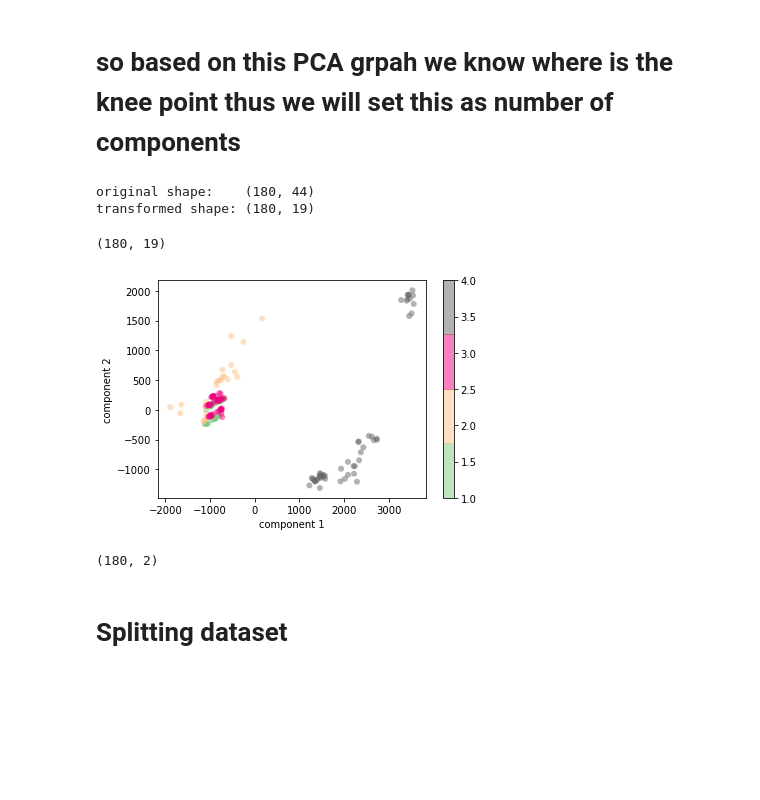
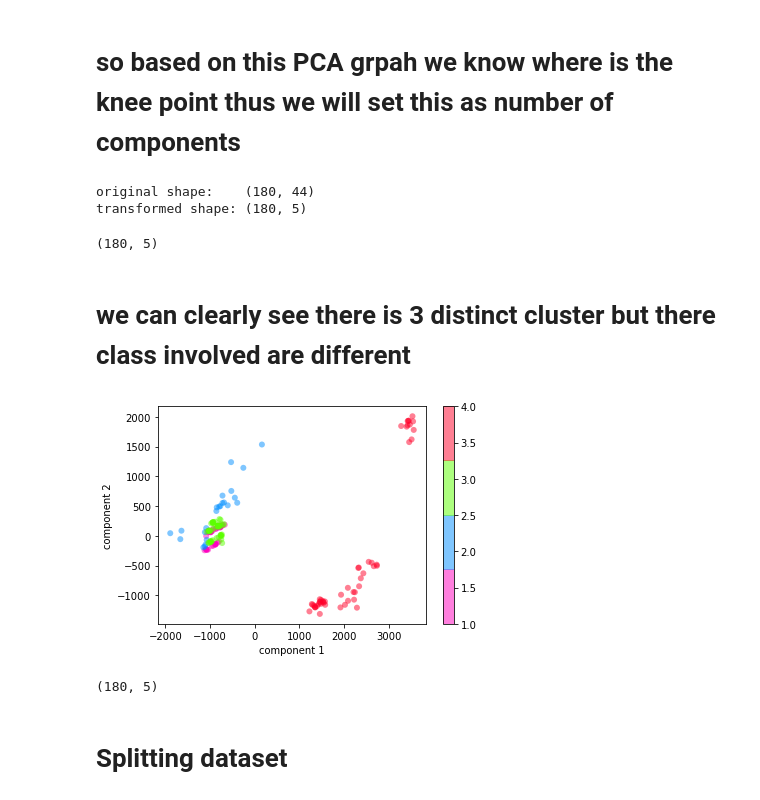
Before and after one commit to goldslime123/csc3005-DA, a Jupyter notebook: Visualization dataset D.ipynb, the cells around one changed output. Cells and saved outputs as stored; diff of their text form; code cells hidden in the pictures; blank space fills up the shorter version.

```diff
--- a/Visualization dataset D.ipynb
+++ b/Visualization dataset D.ipynb
@@ -8,12 +8,14 @@ import matplotlib.pyplot as plt
 col_name = ['Profile factor','Symmetry','Crossflow',
             'Flow velocity P1','Flow velocity P2','Flow velocity P3','Flow velocity P4',
             'Speed of sound P1','Speed of sound P2','Speed of sound P3','Speed of sound P4',
-             'Signal strength P1H','Signal strength P2H','Signal strength P3H','Signal strength P4H',
-            'Signal strength P1T','Signal strength P2T','Signal strength P3T','Signal strength P4T',
-            'Signal quality P1H','Signal quality P2H','Signal quality P3H','Signal quality P4H',
-            'Signal quality P1T','Signal quality P2T','Signal quality P3T','Signal quality P4T',
-            'Gain of P1H','Gain of P2H','Gain of P3H','Gain of P4H',
-            'Gain of P1T','Gain of P2T','Gain of P3T','Gain of P4T',
-            'Transit time of P1H','Transit time of P2H','Transit time of P3H','Transit time of P4H',
-            'Transit time of P1T','Transit time of P2T','Transit time of P3T','Transit time of P4T',
-            'HS']
+             'Signal Strength P1T', 'Signal Strength P1R','Signal Strength P2T','Signal Strength P2R',
+            'Signal Strength P3T', 'Signal Strength P3R','Signal Strength P4T', 'Signal Strength P4R',
+
+            'Signal quality P1T','Signal quality P1R','Signal quality P2T','Signal quality P2R',
+            'Signal quality P3T','Signal quality P3R','Signal quality P4T','Signal quality P4R',
+            'Gain of P1T','Gain of P1R','Gain of P2T','Gain of P2R',
+            'Gain of P3T','Gain of P3R','Gain of P4T','Gain of P4R',
+
+            'Transit time of P1T','Transit time of P1R','Transit time of P2T','Transit time of P2R',
+            'Transit time of P3T','Transit time of P3R','Transit time of P4T','Transit time of P4R',
+            'Class']
@@ -20,5 +102,5 @@ col_name = ['Profile factor','Symmetry','Crossflow',
 # %%
-df = pd.read_csv('Meter D',
+df = pd.read_csv('dataset/Meter D',
                  header=None,
                  sep='\t')
 df.columns = col_name
@@ -538,31 +641,33 @@ Text(0, 0.5, 'Cumulative Varience')
 # %% [markdown]
 # so based on this PCA grpah we know where is the knee point thus we will set this as number of components
 # %%
-pca = PCA(n_components=19)
+pca = PCA(0.99)#0.99
 pca.fit(df_median)
 X_pca = pca.fit_transform(df_median)
 print("original shape:   ", X.shape)
 print("transformed shape:", X_pca.shape)
 # %% [output]
 original shape:    (180, 44)
-transformed shape: (180, 19)
+transformed shape: (180, 5)
 # %%
 # X_pca[:, 0], X_pca[:, 1]
 X_pca.shape
 # %% [output]
-(180, 19)
+(180, 5)
+# %% [markdown]
+# we can clearly see there is 3 distinct cluster but there class involved are different
 # %%
 plt.scatter(X_pca[:, 0], X_pca[:, 1],
-            c=df['HS'], edgecolor='none', alpha=0.5,
-            cmap=plt.cm.get_cmap('Accent', 4))
+            c=df['Class'], edgecolor='none', alpha=0.5,
+            cmap=plt.cm.get_cmap('gist_rainbow_r', 4))
 plt.xlabel('component 1')
 plt.ylabel('component 2')
 plt.colorbar();
 # %% [output]
-[figure, old version]
+[figure, new version]
 # %%
 X_pca.shape
 # %% [output]
-(180, 2)
+(180, 5)
 # %% [markdown]
 # Splitting dataset
```
Also changed, not shown: parts of 36 cells of this notebook.
